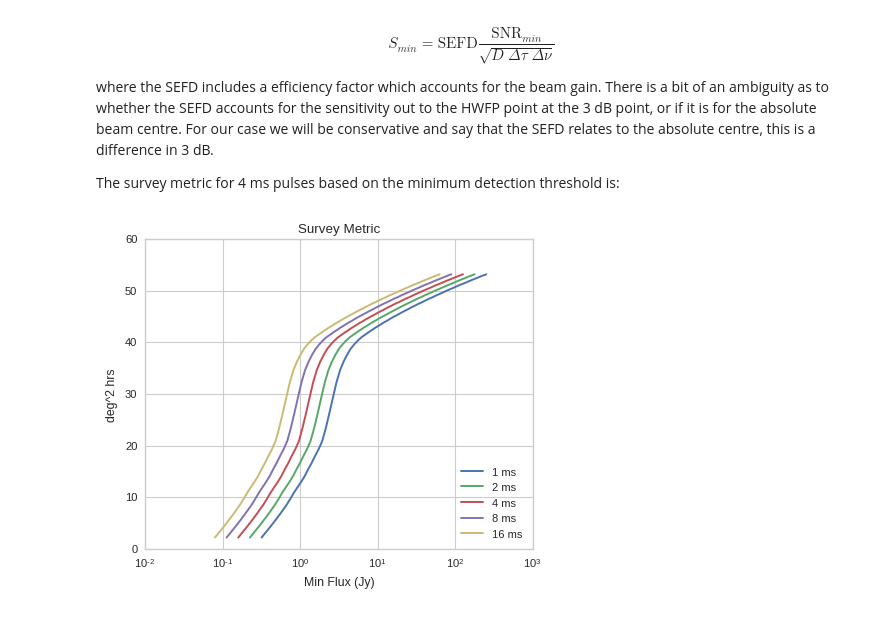
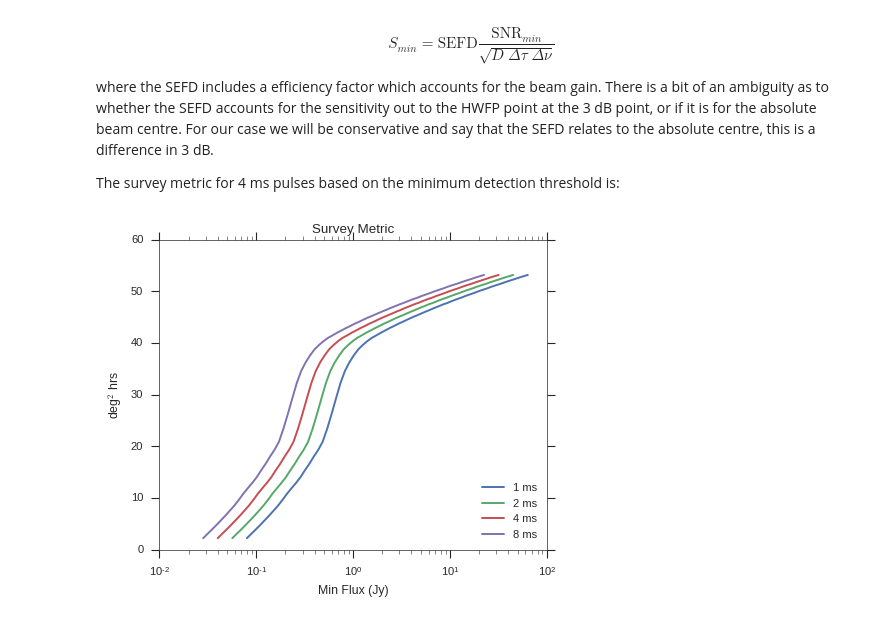
Before and after one commit to griffinfoster/alfaburst-initial-survey, a Jupyter notebook: notebooks/ALFA_Beam_Response.ipynb, the cells around one changed output. Drawn from its saved outputs; the diff is of its cells as text; code cells hidden in the pictures.

Commit message:
updated survey metric figures

```diff
--- a/notebooks/ALFA_Beam_Response.ipynb
+++ b/notebooks/ALFA_Beam_Response.ipynb
@@ -334,26 +334,30 @@ The survey metric for 4 ms pulses based on the minimum detection threshold is:
 # %%
 # Parameters
 SEFD = 3. # Jy, SEFD of ALFA (main beam)
 threshold = 10. # SNR threshold of detection pipeline
-pulseWidth = np.array([1., 2., 4., 8., 16.]) * 1000. # us, expected pulse width
+pulseWidth = np.array([1., 2., 4., 8.]) * 1000. # us, expected pulse width
 tRes = 256. # us, ALFABURST spectra time resolution
 bw = 56. * 1e6 # ALFABURST effective bandwidth in Hz
-beamEffic = 10.**((np.linspace(-1, -30, steps) - 3.) / 10.)
+#beamEffic = 10.**((np.linspace(-1, -30, steps) - 3.) / 10.)
+beamEffic = 10.**((np.linspace(-1, -30, steps) + 3.) / 10.)
 
 #sns.set_style("darkgrid")
-sns.set_style("whitegrid")
-fig = plt.figure(figsize=(5, 4)) # width, height
+sns.set_style("ticks", {'axes.linewidth': 0.5})
+#sns.reset_orig()
+#fig = plt.figure(figsize=(5, 4)) # width, height
+fig, ax = plt.subplots(figsize=(5, 4)) # width, height
+ax.set(xscale="log")
 
 for pw in pulseWidth:
     dFactor = pw / tRes# decimation factor
     sMin = (1./beamEffic) * SEFD * (threshold / np.sqrt(dFactor * (tRes * 1e-6) * bw)) # Minimum flux density detection, based on radiometer equation
     plt.semilogx(sMin, surveyMetric, label='%.0f ms'%(pw/1000.))
 
 plt.xlabel('Min Flux (Jy)')
-plt.ylabel('deg^2 hrs')
+plt.ylabel('deg$^2$ hrs')
 plt.title('Survey Metric')
 plt.legend(loc=4)
 
 plt.savefig('survey_metric.pdf')
 # %% [output]
-[figure, old version]
+[figure, new version]
```
